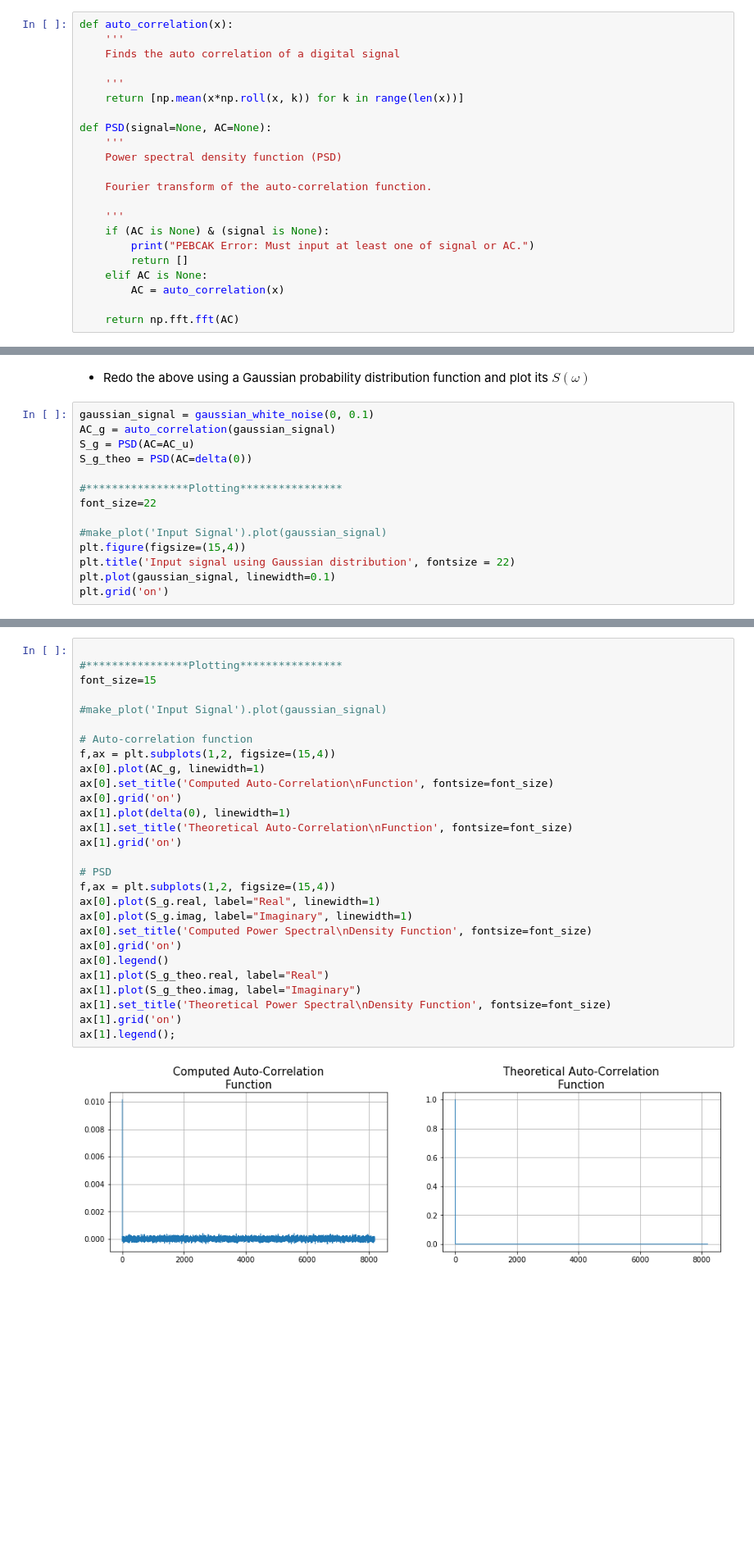
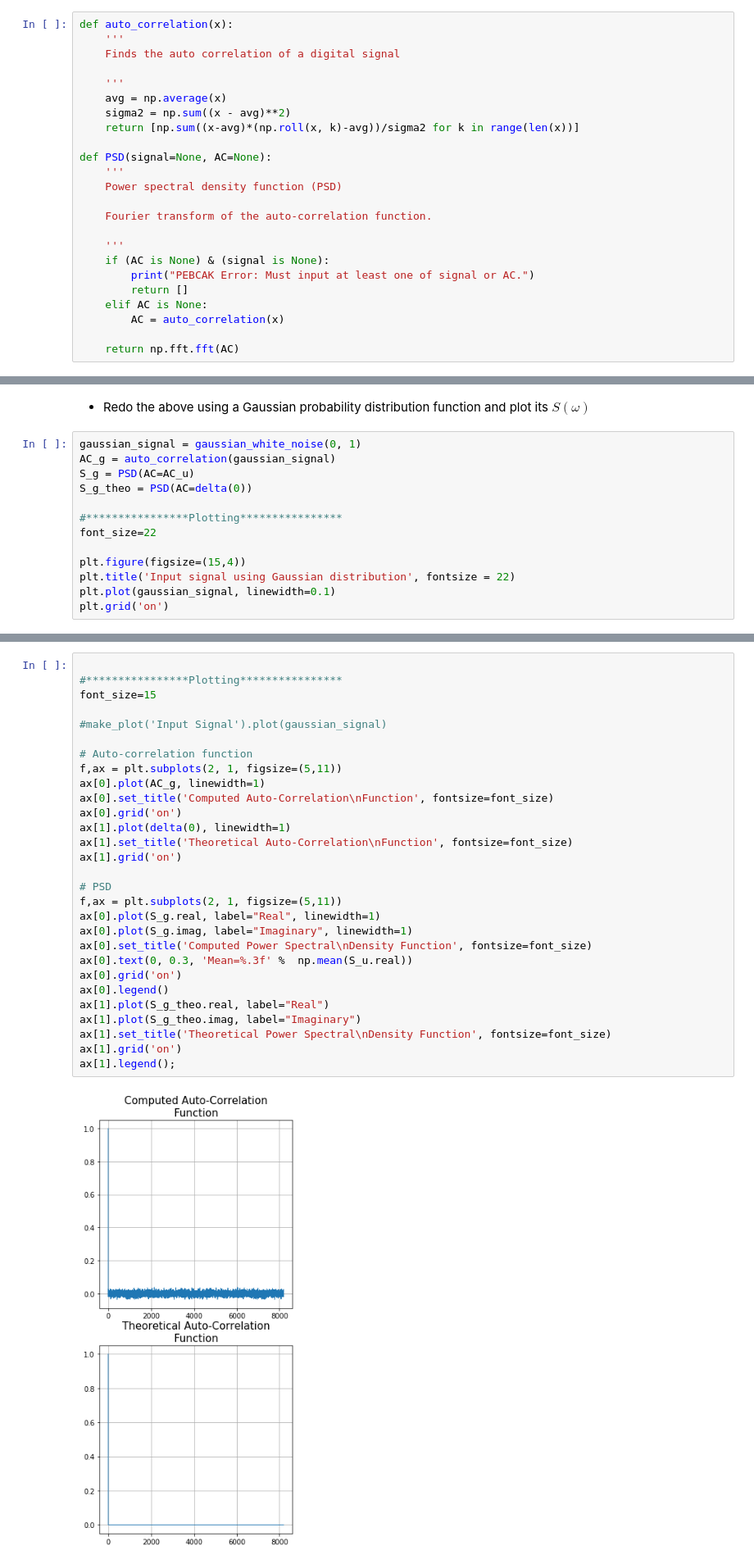
Before and after one commit to NathanMeulen/Fourier_Transform_exploration, a Jupyter notebook: Fourier Transforms Lab.ipynb, the cells around one changed output, grey strips where cells are left out. Shown at 82% size. Drawn from its saved outputs; the diff is of its cells as text; blank space fills up the shorter version.

```diff
--- a/Fourier Transforms Lab.ipynb
+++ b/Fourier Transforms Lab.ipynb
@@ -172,7 +172,9 @@ def auto_correlation(x):
     Finds the auto correlation of a digital signal
 
     '''
-    return [np.mean(x*np.roll(x, k)) for k in range(len(x))]
+    avg = np.average(x)
+    sigma2 = np.sum((x - avg)**2)
+    return [np.sum((x-avg)*(np.roll(x, k)-avg))/sigma2 for k in range(len(x))]
 
 def PSD(signal=None, AC=None):
     '''
@@ -255,7 +257,7 @@ ax[1].legend();
 # %% [markdown]
 - Redo the above using a Gaussian probability distribution function and plot its $S(\omega)$
 # %%
-gaussian_signal = gaussian_white_noise(0, 0.1)
+gaussian_signal = gaussian_white_noise(0, 1)
 AC_g = auto_correlation(gaussian_signal)
 S_g = PSD(AC=AC_u)
 S_g_theo = PSD(AC=delta(0))
@@ -263,7 +265,6 @@ S_g_theo = PSD(AC=delta(0))
 #****************Plotting****************
 font_size=22
 
-#make_plot('Input Signal').plot(gaussian_signal)
 plt.figure(figsize=(15,4))
 plt.title('Input signal using Gaussian distribution', fontsize = 22)
 plt.plot(gaussian_signal, linewidth=0.1)
@@ -273,30 +274,31 @@ plt.grid('on')
 # %%
 
 #****************Plotting****************
 font_size=15
 
 #make_plot('Input Signal').plot(gaussian_signal)
 
 # Auto-correlation function
-f,ax = plt.subplots(1,2, figsize=(15,4))
+f,ax = plt.subplots(2, 1, figsize=(5,11))
 ax[0].plot(AC_g, linewidth=1)
 ax[0].set_title('Computed Auto-Correlation\nFunction', fontsize=font_size)
 ax[0].grid('on')
 ax[1].plot(delta(0), linewidth=1)
 ax[1].set_title('Theoretical Auto-Correlation\nFunction', fontsize=font_size)
 ax[1].grid('on')
 
 # PSD
-f,ax = plt.subplots(1,2, figsize=(15,4))
+f,ax = plt.subplots(2, 1, figsize=(5,11))
 ax[0].plot(S_g.real, label="Real", linewidth=1)
 ax[0].plot(S_g.imag, label="Imaginary", linewidth=1)
 ax[0].set_title('Computed Power Spectral\nDensity Function', fontsize=font_size)
+ax[0].text(0, 0.3, 'Mean=%.3f' %  np.mean(S_u.real))
 ax[0].grid('on')
 ax[0].legend()
 ax[1].plot(S_g_theo.real, label="Real")
 ax[1].plot(S_g_theo.imag, label="Imaginary")
 ax[1].set_title('Theoretical Power Spectral\nDensity Function', fontsize=font_size)
 ax[1].grid('on')
 ax[1].legend();
 # %% [output]
-[figure, old version]
+[figure, new version]
```
Also changed, not shown: parts of 18 cells of this notebook.
